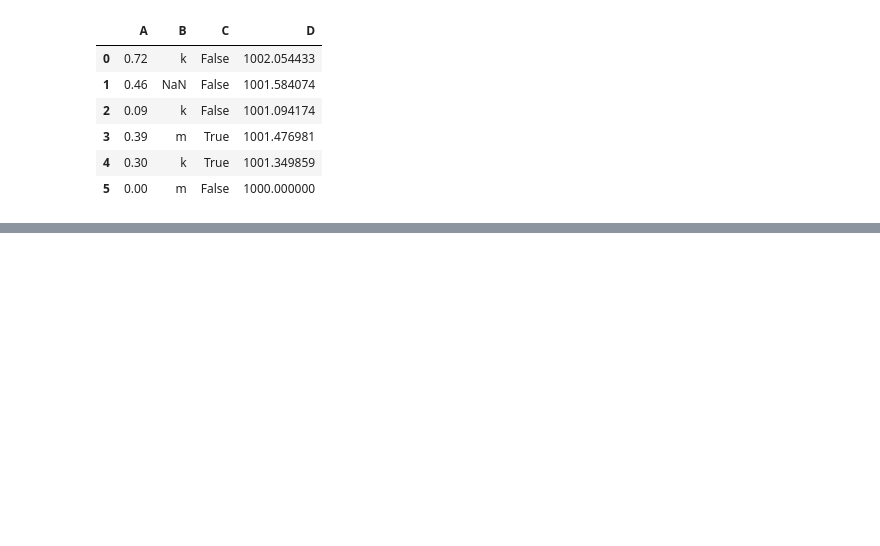
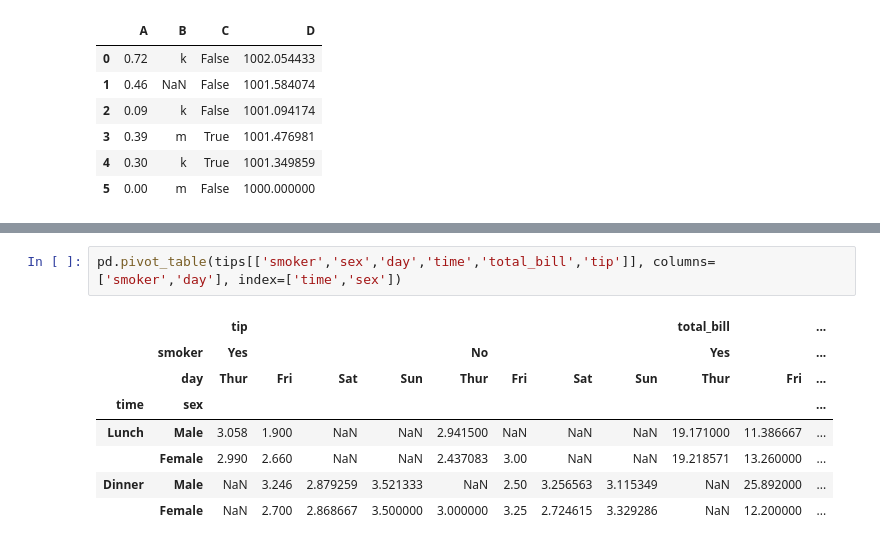
Before and after one commit to SebastianKikas/Bootcamp, a Jupyter notebook: zjazd_4_Pandas.ipynb, the cells around one changed output, grey strips where cells are left out. Drawn from its saved outputs; the diff is of its cells as text; blank space fills up the shorter version.

```diff
--- a/zjazd_4_Pandas.ipynb
+++ b/zjazd_4_Pandas.ipynb
@@ -227,0 +316,11 @@ ramka1
+# %%
+pd.pivot_table(tips[['smoker','sex','day','time','total_bill','tip']], columns=['smoker','day'], index=['time','sex'])
+# %% [output]
+|  |  | tip |  |  |  |  |  |  |  | total_bill |  | ... |
+|  | smoker | Yes |  |  |  | No |  |  |  | Yes |  | ... |
+|  | day | Thur | Fri | Sat | Sun | Thur | Fri | Sat | Sun | Thur | Fri | ... |
+| time | sex |  |  |  |  |  |  |  |  |  |  | ... |
+| Lunch | Male | 3.058 | 1.900 | NaN | NaN | 2.941500 | NaN | NaN | NaN | 19.171000 | 11.386667 | ... |
+|  | Female | 2.990 | 2.660 | NaN | NaN | 2.437083 | 3.00 | NaN | NaN | 19.218571 | 13.260000 | ... |
+| Dinner | Male | NaN | 3.246 | 2.879259 | 3.521333 | NaN | 2.50 | 3.256563 | 3.115349 | NaN | 25.892000 | ... |
+|  | Female | NaN | 2.700 | 2.868667 | 3.500000 | 3.000000 | 3.25 | 2.724615 | 3.329286 | NaN | 12.200000 | ... |
```
Also changed, not shown: parts of 17 cells of this notebook, 2 other files.
